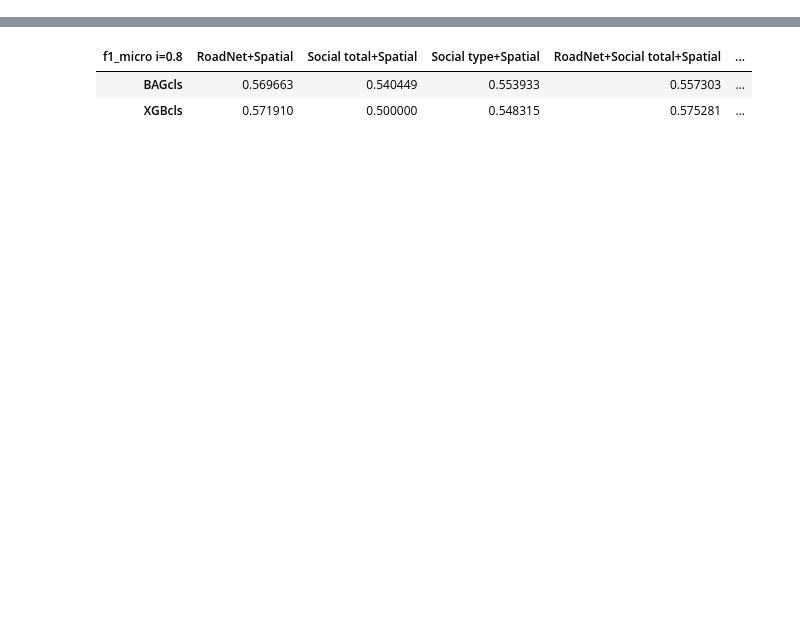
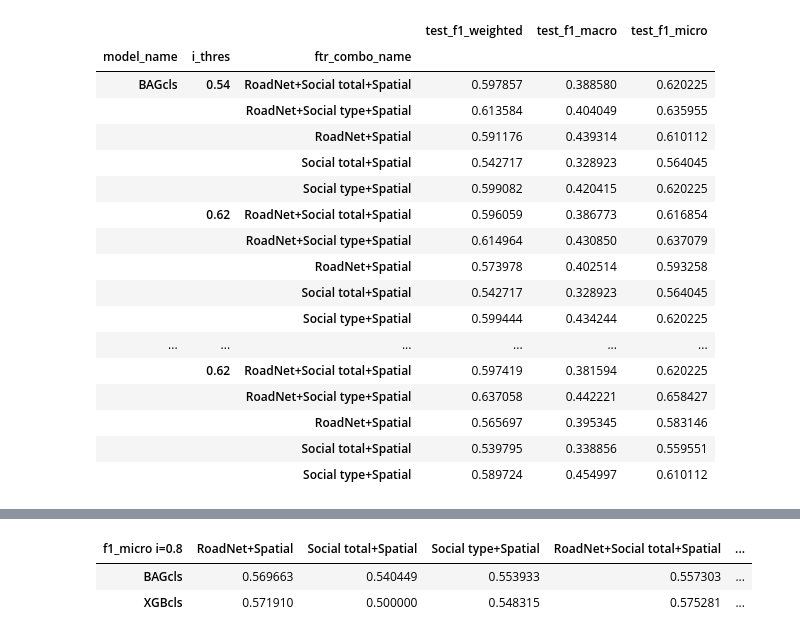
Before and after one commit to JHWu92/cysf_pred, a Jupyter notebook: report exp8-spatial-thres-i-1001.ipynb, the cells around one changed output, grey strips where cells are left out. Cells and saved outputs as stored; diff of their text form; code cells hidden in the pictures; blank space fills up the shorter version.

```diff
--- a/report exp8-spatial-thres-i-1001.ipynb
+++ b/report exp8-spatial-thres-i-1001.ipynb
@@ -69,0 +76,21 @@ means.test_f1_micro.max()
+# %%
+means[means.index.get_level_values(1).isin(['0.54', '0.62'])]
+# %% [output]
+|  |  |  | test_f1_weighted | test_f1_macro | test_f1_micro |
+| model_name | i_thres | ftr_combo_name |  |  |  |
+| BAGcls | 0.54 | RoadNet+Social total+Spatial | 0.597857 | 0.388580 | 0.620225 |
+|  |  | RoadNet+Social type+Spatial | 0.613584 | 0.404049 | 0.635955 |
+|  |  | RoadNet+Spatial | 0.591176 | 0.439314 | 0.610112 |
+|  |  | Social total+Spatial | 0.542717 | 0.328923 | 0.564045 |
+|  |  | Social type+Spatial | 0.599082 | 0.420415 | 0.620225 |
+|  | 0.62 | RoadNet+Social total+Spatial | 0.596059 | 0.386773 | 0.616854 |
+|  |  | RoadNet+Social type+Spatial | 0.614964 | 0.430850 | 0.637079 |
+|  |  | RoadNet+Spatial | 0.573978 | 0.402514 | 0.593258 |
+|  |  | Social total+Spatial | 0.542717 | 0.328923 | 0.564045 |
+|  |  | Social type+Spatial | 0.599444 | 0.434244 | 0.620225 |
+| ... | ... | ... | ... | ... | ... |
+|  | 0.62 | RoadNet+Social total+Spatial | 0.597419 | 0.381594 | 0.620225 |
+|  |  | RoadNet+Social type+Spatial | 0.637058 | 0.442221 | 0.658427 |
+|  |  | RoadNet+Spatial | 0.565697 | 0.395345 | 0.583146 |
+|  |  | Social total+Spatial | 0.539795 | 0.338856 | 0.559551 |
+|  |  | Social type+Spatial | 0.589724 | 0.454997 | 0.610112 |
```
Also changed, not shown: parts of 10 cells of this notebook.
